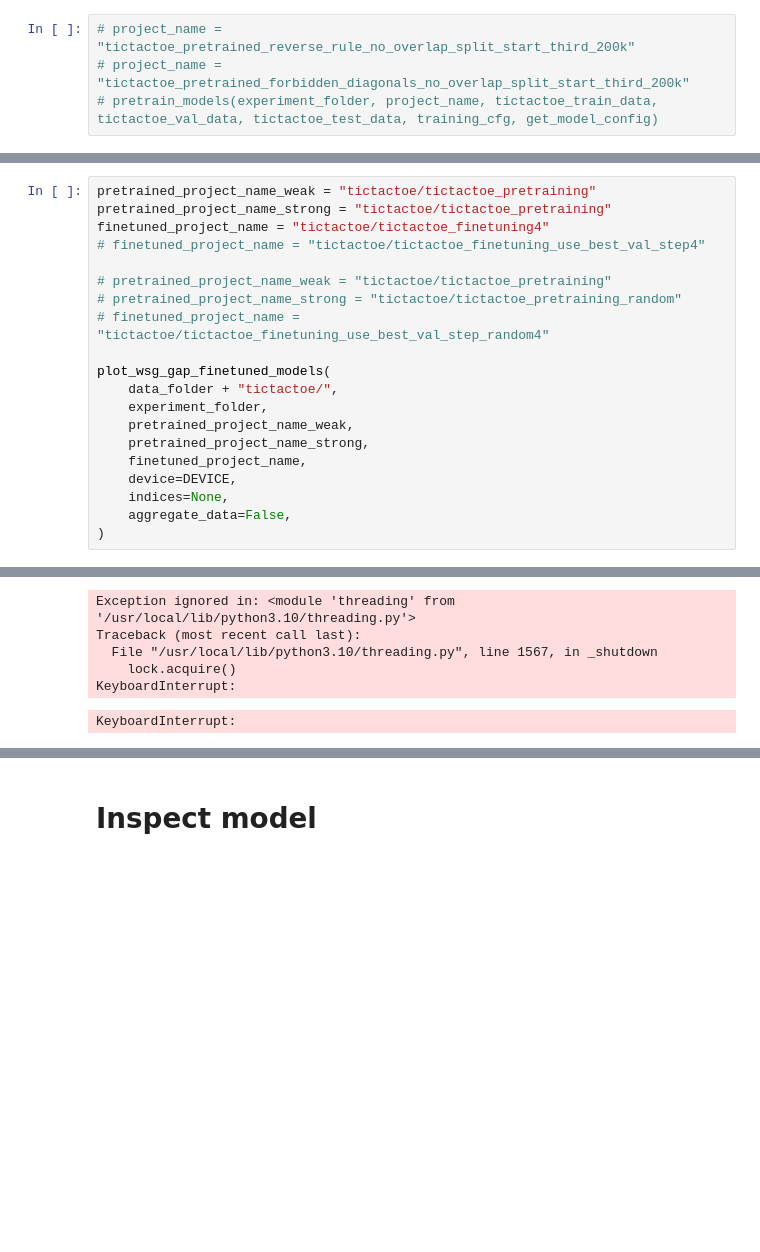
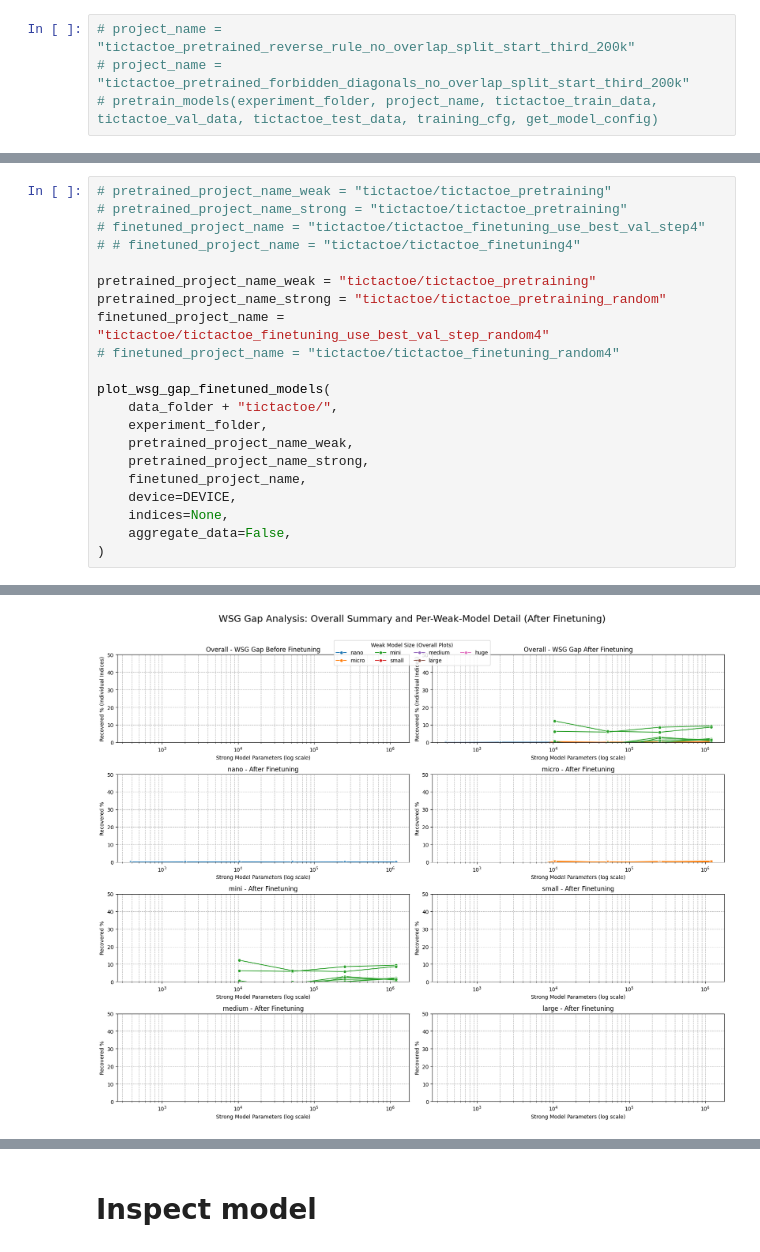
Before and after one commit to BenWilop/WSG_games, a Jupyter notebook: playground_WSG_games.ipynb, the cells around one changed output, grey strips where cells are left out. Drawn from its saved outputs; the diff is of its cells as text; blank space fills up the shorter version.

```diff
--- a/playground_WSG_games.ipynb
+++ b/playground_WSG_games.ipynb
@@ -243,12 +243,13 @@ Moving model to device:  cpu
 # %%
+# pretrained_project_name_weak = "tictactoe/tictactoe_pretraining"
+# pretrained_project_name_strong = "tictactoe/tictactoe_pretraining"
+# finetuned_project_name = "tictactoe/tictactoe_finetuning_use_best_val_step4"
+# # finetuned_project_name = "tictactoe/tictactoe_finetuning4"
+
 pretrained_project_name_weak = "tictactoe/tictactoe_pretraining"
-pretrained_project_name_strong = "tictactoe/tictactoe_pretraining"
-finetuned_project_name = "tictactoe/tictactoe_finetuning4"
-# finetuned_project_name = "tictactoe/tictactoe_finetuning_use_best_val_step4"
-
-# pretrained_project_name_weak = "tictactoe/tictactoe_pretraining"
-# pretrained_project_name_strong = "tictactoe/tictactoe_pretraining_random"
-# finetuned_project_name = "tictactoe/tictactoe_finetuning_use_best_val_step_random4"
+pretrained_project_name_strong = "tictactoe/tictactoe_pretraining_random"
+finetuned_project_name = "tictactoe/tictactoe_finetuning_use_best_val_step_random4"
+# finetuned_project_name = "tictactoe/tictactoe_finetuning_random4"
 
 plot_wsg_gap_finetuned_models(
     data_folder + "tictactoe/",
@@ -281,9 +282,4 @@ Moving model to device:  cuda
-Exception ignored in: <module 'threading' from '/usr/local/lib/python3.10/threading.py'>
-Traceback (most recent call last):
-  File "/usr/local/lib/python3.10/threading.py", line 1567, in _shutdown
-    lock.acquire()
-KeyboardInterrupt:
-KeyboardInterrupt:
+[figure, added]
 # %%
 import os
 import torch as t
```
Also changed, not shown: parts of 31 cells of this notebook, 9 other files.
